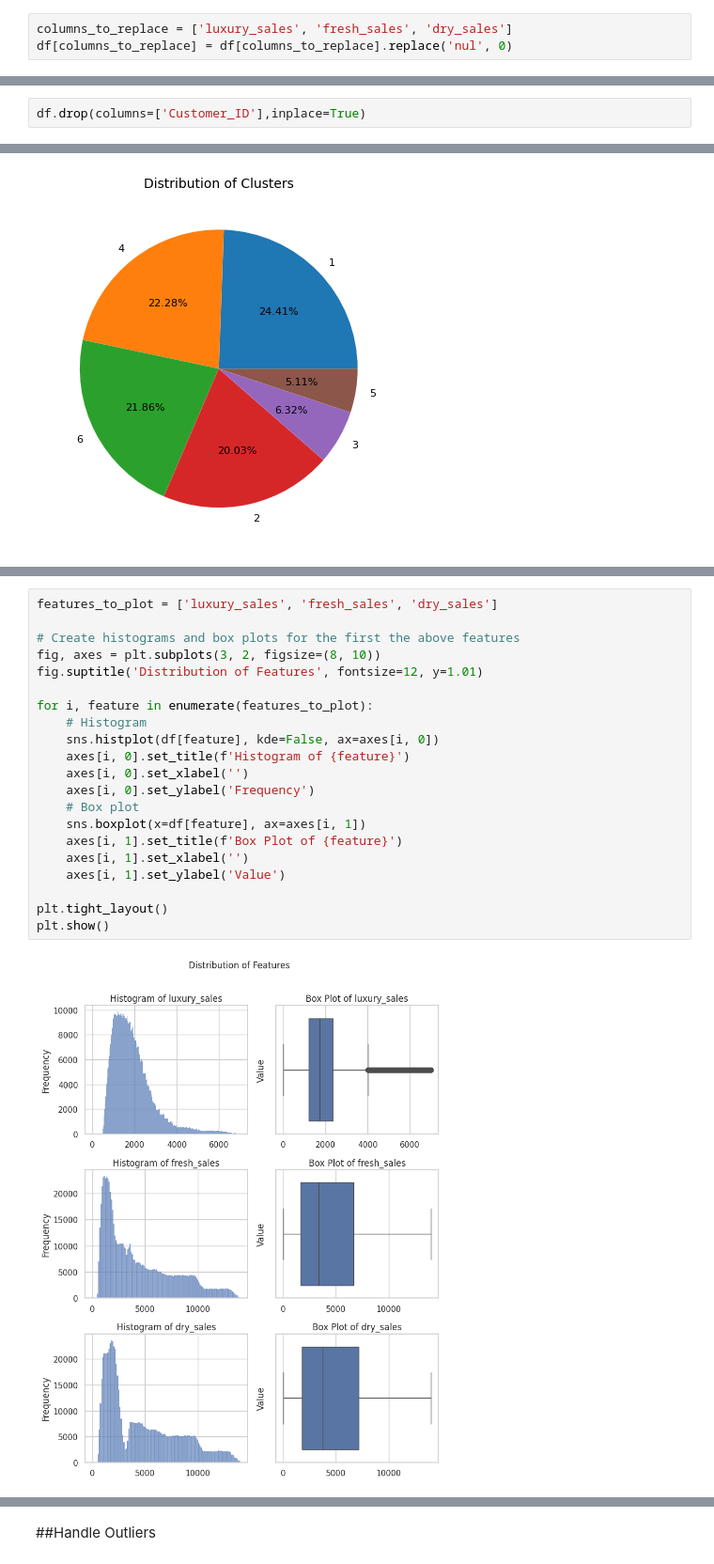
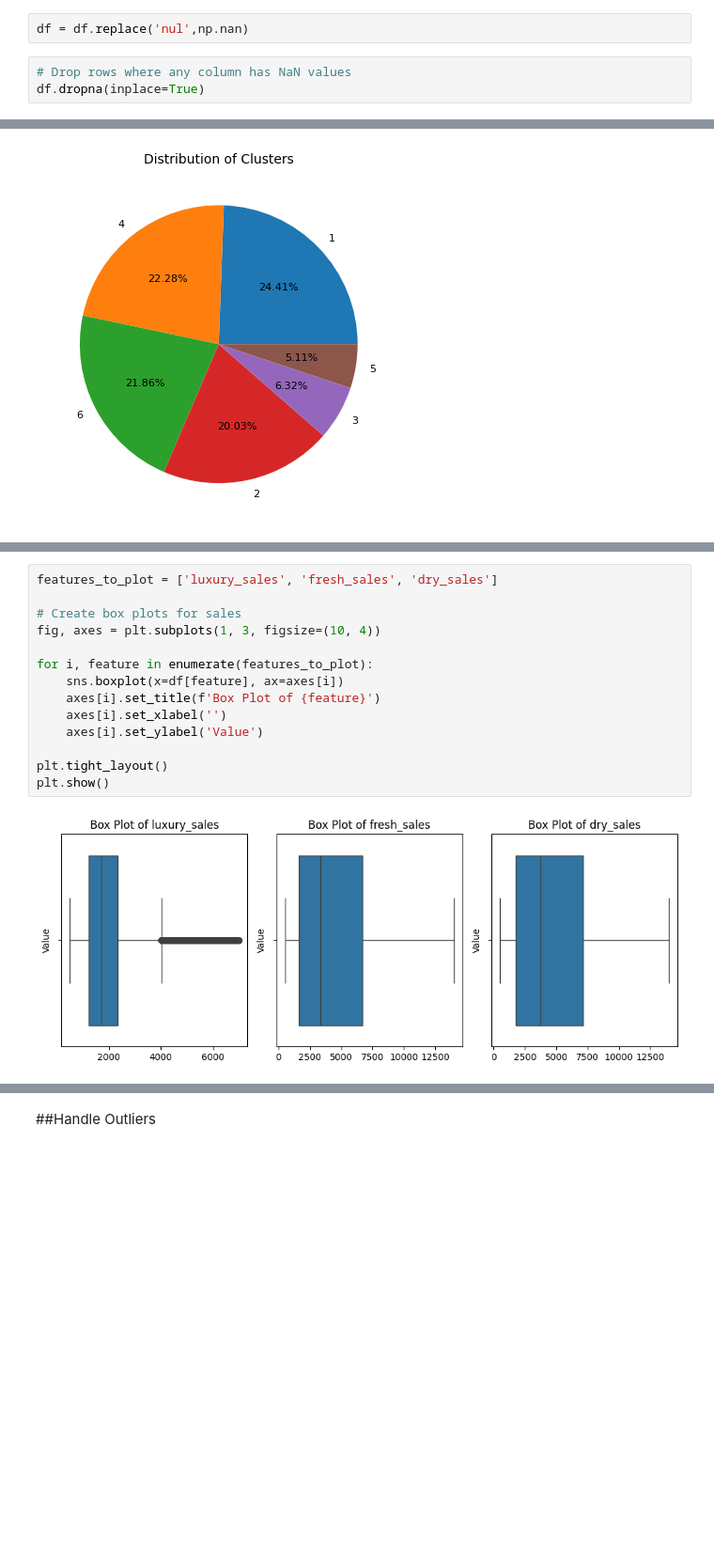
Before and after one commit to JaneeshaJ2001/Customer-Segmentation, a Jupyter notebook: Data_Storm_5_0_Customer_Segmentation.ipynb, the cells around one changed output, grey strips where cells are left out. Shown at 94% size. Cells and saved outputs as stored; diff of their text form; blank space fills up the shorter version.

```diff
--- a/Data_Storm_5_0_Customer_Segmentation.ipynb
+++ b/Data_Storm_5_0_Customer_Segmentation.ipynb
@@ -160,9 +315,9 @@ Here value nul means that customer has not spent money on buying that specific p
-# %%
-columns_to_replace = ['luxury_sales', 'fresh_sales', 'dry_sales']
-df[columns_to_replace] = df[columns_to_replace].replace('nul', 0)
+# %%
+df = df.replace('nul',np.nan)
+# %%
+# Drop rows where any column has NaN values
+df.dropna(inplace=True)
 # %%
 df['luxury_sales'] = df['luxury_sales'].astype(float)
 df['fresh_sales'] = df['fresh_sales'].astype(float)
 df['dry_sales'] = df['dry_sales'].astype(float)
-# %%
-df.drop(columns=['Customer_ID'],inplace=True)
@@ -193,23 +360,16 @@ We'll visualize:
 # %%
 features_to_plot = ['luxury_sales', 'fresh_sales', 'dry_sales']
 
-# Create histograms and box plots for the first the above features
-fig, axes = plt.subplots(3, 2, figsize=(8, 10))
-fig.suptitle('Distribution of Features', fontsize=12, y=1.01)
+# Create box plots for sales
+fig, axes = plt.subplots(1, 3, figsize=(10, 4))
 
 for i, feature in enumerate(features_to_plot):
-    # Histogram
-    sns.histplot(df[feature], kde=False, ax=axes[i, 0])
-    axes[i, 0].set_title(f'Histogram of {feature}')
-    axes[i, 0].set_xlabel('')
-    axes[i, 0].set_ylabel('Frequency')
-    # Box plot
-    sns.boxplot(x=df[feature], ax=axes[i, 1])
-    axes[i, 1].set_title(f'Box Plot of {feature}')
-    axes[i, 1].set_xlabel('')
-    axes[i, 1].set_ylabel('Value')
+    sns.boxplot(x=df[feature], ax=axes[i])
+    axes[i].set_title(f'Box Plot of {feature}')
+    axes[i].set_xlabel('')
+    axes[i].set_ylabel('Value')
 
 plt.tight_layout()
 plt.show()
 # %% [output]
-[figure, old version]
+[figure, new version]
```
Also changed, not shown: parts of 89 cells of this notebook.
